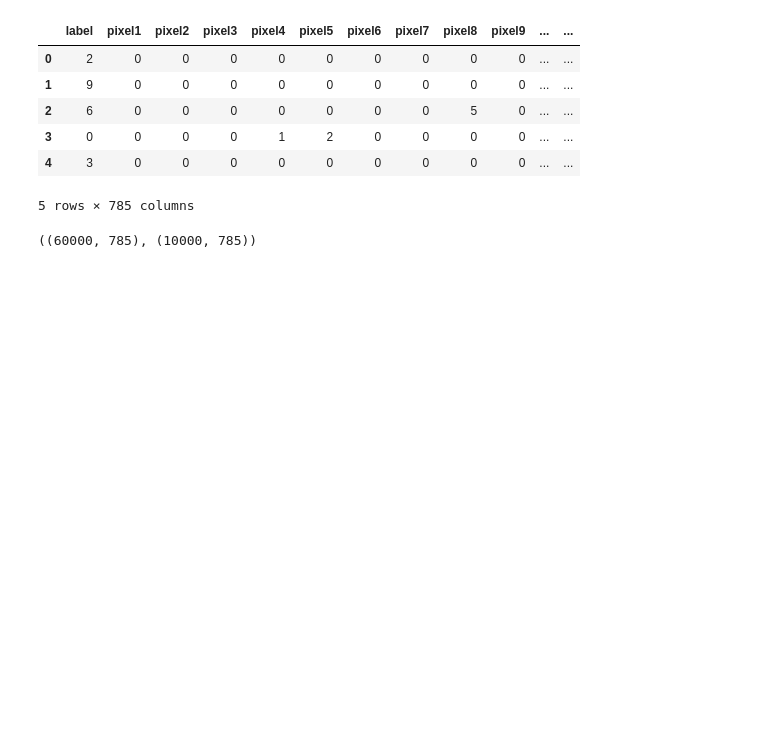
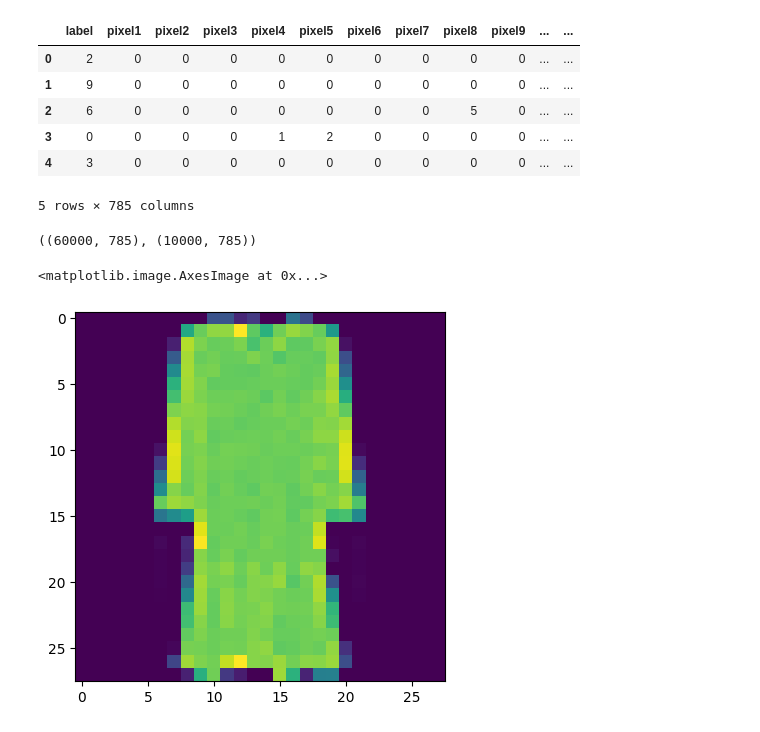
Before and after one commit to Priyo-prog/Machine-Learning, a Jupyter notebook: Fashion MNIST/fashion_mnist_cnn.ipynb, the cells around one changed output. Saved outputs shown, nothing was run; the diff lists cells and outputs as text; code cells hidden in the pictures; blank space fills up the shorter version.

```diff
--- a/Fashion MNIST/fashion_mnist_cnn.ipynb
+++ b/Fashion MNIST/fashion_mnist_cnn.ipynb
@@ -44,3 +45,6 @@ fashion_train_df.head()
 fashion_train_df.shape, fashion_test_df.shape
 # %% [output]
 ((60000, 785), (10000, 785))
+# %%
+# Convert training and testing set with array
+training = np.array(fashion_train_df, dtype="float32")
@@ -46,0 +53,8 @@ fashion_train_df.shape, fashion_test_df.shape
+# %%
+# show random images
+i = random.randint(1,60000)
+# show the image in plt.imshow (row number 12 and all columns)
+plt.imshow(training[i, 1:].reshape(28,28))
+# %% [output]
+<matplotlib.image.AxesImage at 0x...>
+[figure, added]
```
Also changed, not shown: parts of 3 cells of this notebook.
